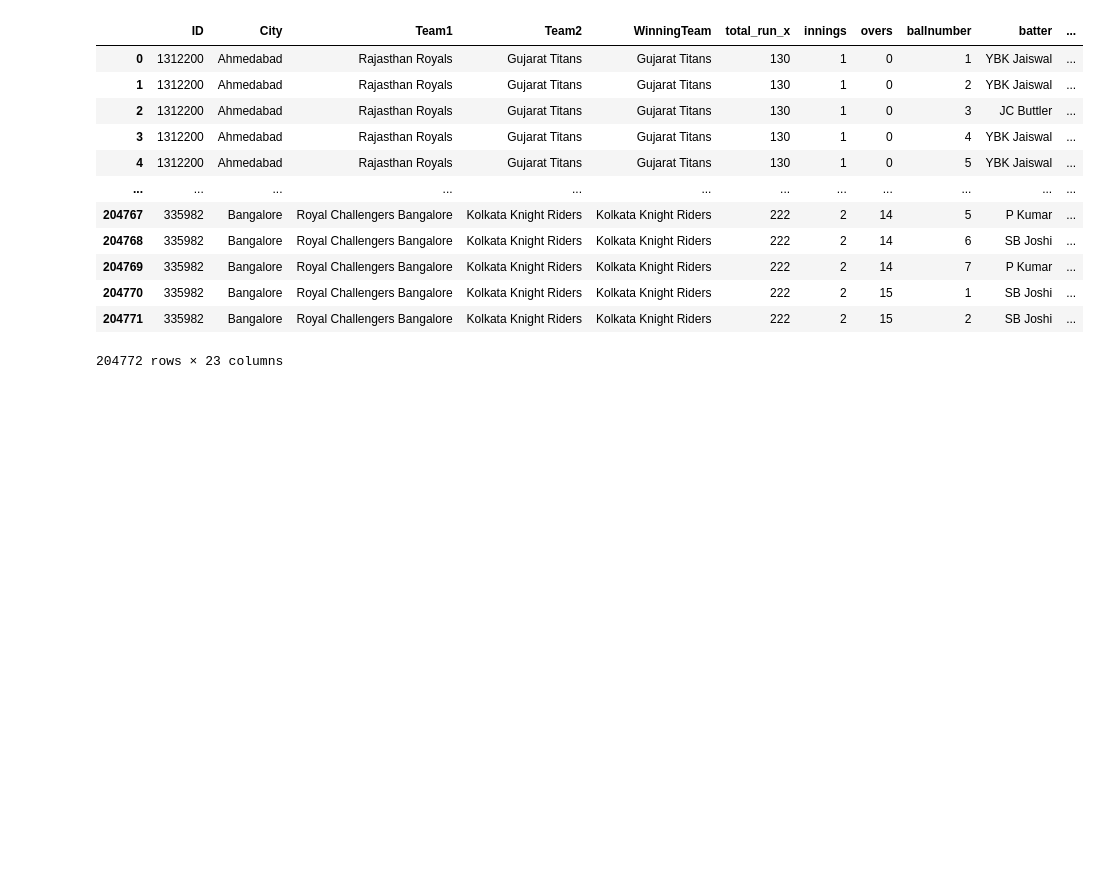
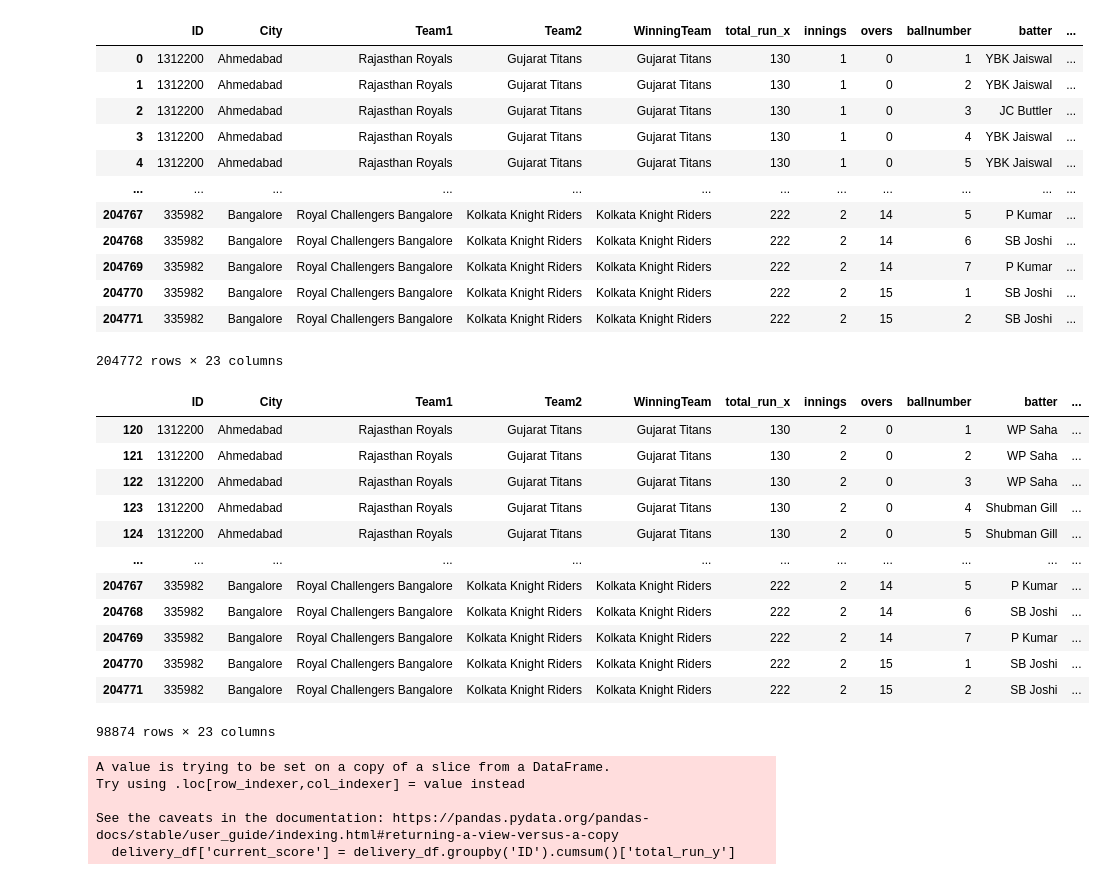
Before and after one commit to SimranS22/IPL-MATCH-WINNER-PREDICTOR, a Jupyter notebook: notebooks/IPL_PROJ1.ipynb, the cells around one changed output. Saved outputs shown, nothing was run; the diff lists cells and outputs as text; code cells hidden in the pictures; blank space fills up the shorter version.

Commit message:
New notebook and added data

```diff
--- a/notebooks/IPL_PROJ1.ipynb
+++ b/notebooks/IPL_PROJ1.ipynb
@@ -207,3 +207,29 @@ delivery_df
 | 204770 | 335982 | Bangalore | Royal Challengers Bangalore | Kolkata Knight Riders | Kolkata Knight Riders | 222 | 2 | 15 | 1 | SB Joshi | ... |
 | 204771 | 335982 | Bangalore | Royal Challengers Bangalore | Kolkata Knight Riders | Kolkata Knight Riders | 222 | 2 | 15 | 2 | SB Joshi | ... |
 204772 rows × 23 columns
+# %%
+delivery_df = delivery_df[delivery_df['innings'] == 2]
+# %%
+delivery_df
+# %% [output]
+|  | ID | City | Team1 | Team2 | WinningTeam | total_run_x | innings | overs | ballnumber | batter | ... |
+| 120 | 1312200 | Ahmedabad | Rajasthan Royals | Gujarat Titans | Gujarat Titans | 130 | 2 | 0 | 1 | WP Saha | ... |
+| 121 | 1312200 | Ahmedabad | Rajasthan Royals | Gujarat Titans | Gujarat Titans | 130 | 2 | 0 | 2 | WP Saha | ... |
+| 122 | 1312200 | Ahmedabad | Rajasthan Royals | Gujarat Titans | Gujarat Titans | 130 | 2 | 0 | 3 | WP Saha | ... |
+| 123 | 1312200 | Ahmedabad | Rajasthan Royals | Gujarat Titans | Gujarat Titans | 130 | 2 | 0 | 4 | Shubman Gill | ... |
+| 124 | 1312200 | Ahmedabad | Rajasthan Royals | Gujarat Titans | Gujarat Titans | 130 | 2 | 0 | 5 | Shubman Gill | ... |
+| ... | ... | ... | ... | ... | ... | ... | ... | ... | ... | ... | ... |
+| 204767 | 335982 | Bangalore | Royal Challengers Bangalore | Kolkata Knight Riders | Kolkata Knight Riders | 222 | 2 | 14 | 5 | P Kumar | ... |
+| 204768 | 335982 | Bangalore | Royal Challengers Bangalore | Kolkata Knight Riders | Kolkata Knight Riders | 222 | 2 | 14 | 6 | SB Joshi | ... |
+| 204769 | 335982 | Bangalore | Royal Challengers Bangalore | Kolkata Knight Riders | Kolkata Knight Riders | 222 | 2 | 14 | 7 | P Kumar | ... |
+| 204770 | 335982 | Bangalore | Royal Challengers Bangalore | Kolkata Knight Riders | Kolkata Knight Riders | 222 | 2 | 15 | 1 | SB Joshi | ... |
+| 204771 | 335982 | Bangalore | Royal Challengers Bangalore | Kolkata Knight Riders | Kolkata Knight Riders | 222 | 2 | 15 | 2 | SB Joshi | ... |
+98874 rows × 23 columns
+# %%
+delivery_df['current_score'] = delivery_df.groupby('ID').cumsum()['total_run_y']
+# %% [output]
+A value is trying to be set on a copy of a slice from a DataFrame.
+Try using .loc[row_indexer,col_indexer] = value instead
+
+See the caveats in the documentation: https://pandas.pydata.org/pandas-docs/stable/user_guide/indexing.html#returning-a-view-versus-a-copy
+  delivery_df['current_score'] = delivery_df.groupby('ID').cumsum()['total_run_y']
```
Also changed, not shown: parts of 10 cells of this notebook.
